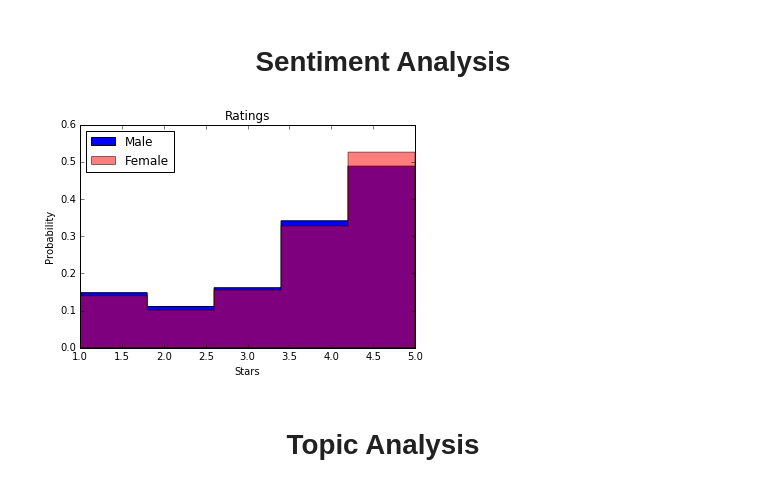
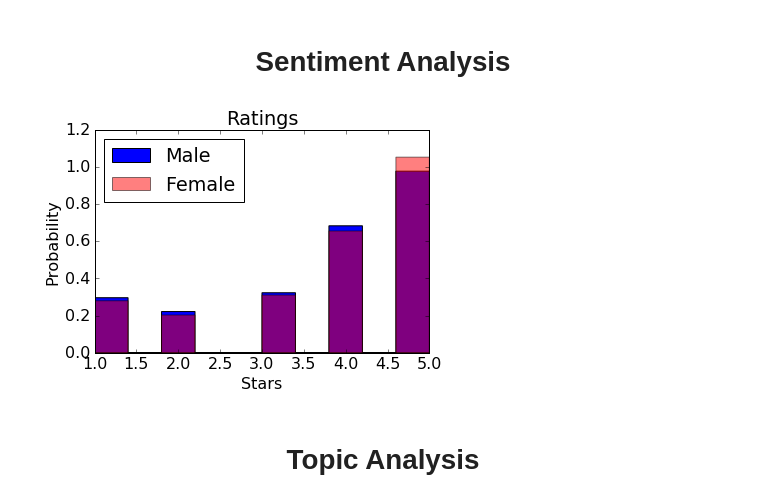
Before and after one commit to LargePanda/yelp_gender, a Jupyter notebook: analysis.ipynb, the cells around one changed output. Drawn from its saved outputs; the diff is of its cells as text; code cells hidden in the pictures.

```diff
--- a/analysis.ipynb
+++ b/analysis.ipynb
@@ -214,15 +214,15 @@ def rating_dist(review_set):
 m_num_rating_dist = rating_dist(m_reviews)
 f_num_rating_dist = rating_dist(f_reviews)
 # %%
-plt.hist([m_num_rating_dist], bins=5, histtype='stepfilled', normed=True, color='b', label='Male')
-plt.hist([f_num_rating_dist], bins=5, histtype='stepfilled', normed=True, color='r', alpha=0.5, label='Female')
+plt.hist([m_num_rating_dist], bins=10, histtype='stepfilled', normed=True, color='b', label='Male')
+plt.hist([f_num_rating_dist], bins=10, histtype='stepfilled', normed=True, color='r', alpha=0.5, label='Female')
 plt.title("Ratings")
 plt.xlabel("Stars")
 plt.ylabel("Probability")
 plt.legend(loc=2)
 plt.show()
 # %% [output]
-[figure, old version]
+[figure, new version]
 # %%
 m_avg = sum(m_num_rating_dist) / float(len(m_num_rating_dist))
 f_avg = sum(f_num_rating_dist) / float(len(f_num_rating_dist))
```
Also changed, not shown: parts of 26 cells of this notebook, 2 other files.
